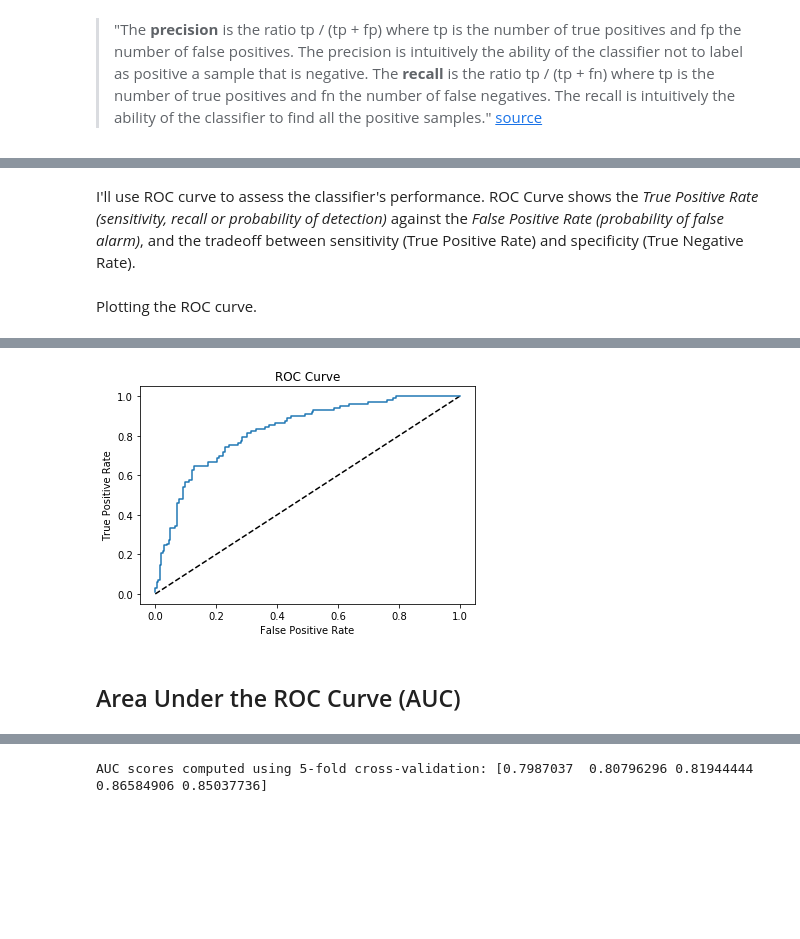
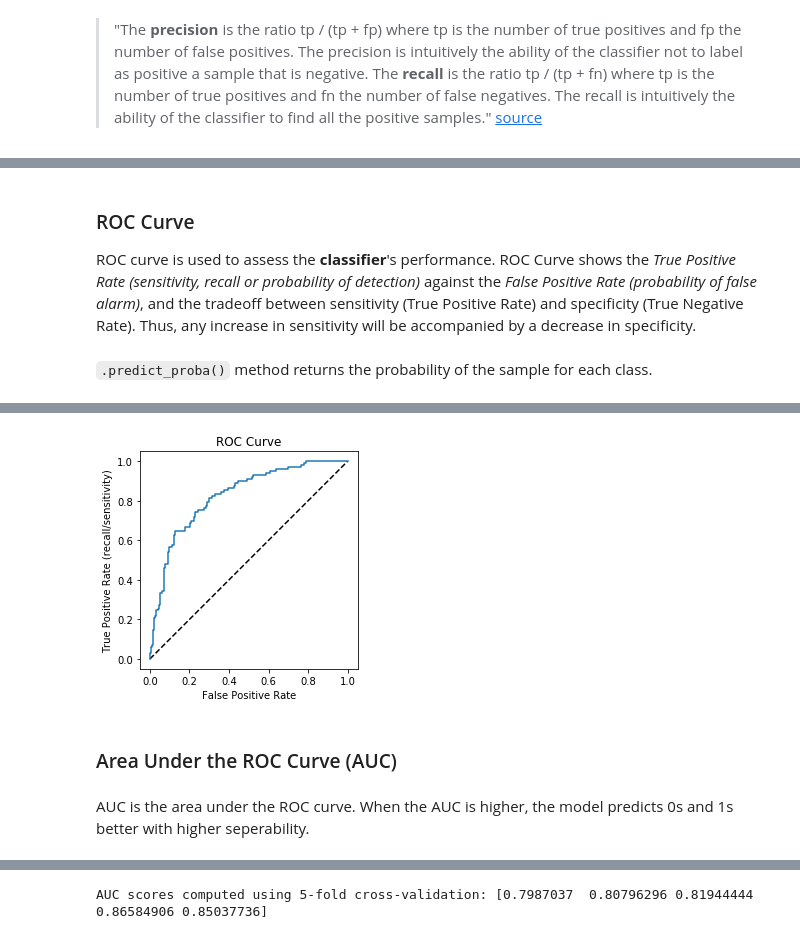
Before and after one commit to kaymal/Machine-Learning-with-Python, a Jupyter notebook: Evaluating Model's Performance.ipynb, the cells around one changed output, grey strips where cells are left out. Drawn from its saved outputs; the diff is of its cells as text; code cells hidden in the pictures; blank space fills up the shorter version.

```diff
--- a/Evaluating Model's Performance.ipynb
+++ b/Evaluating Model's Performance.ipynb
@@ -127,20 +164,29 @@ avg / total       0.78      0.78      0.78       308
 # %% [markdown]
-I'll use ROC curve to assess the classifier's performance. ROC Curve shows the _True Positive Rate (sensitivity, recall or probability of detection)_ against the _False Positive Rate (probability of false alarm)_, and the tradeoff between sensitivity (True Positive Rate) and specificity (True Negative Rate).
+### ROC Curve
+ROC curve is used to assess the **classifier**'s performance. ROC Curve shows the _True Positive Rate (sensitivity, recall or probability of detection)_ against the _False Positive Rate (probability of false alarm)_, and the tradeoff between sensitivity (True Positive Rate) and specificity (True Negative Rate). Thus, any increase in sensitivity will be accompanied by a decrease in specificity.
 # %%
 # from sklearn.metrics import roc_curve
+# %% [markdown]
+`.predict_proba()` method returns the probability of the sample for each class.
 # %%
 # Predicted probabilities
 y_pred_prob = logreg.predict_proba(X_test)[:,1]
 
 # ROC curve values
 fpr, tpr, thresholds = roc_curve(y_test, y_pred_prob)
-# %% [markdown]
-Plotting the ROC curve.
 # %%
+# Plot the ROC curve
 plt.plot([0, 1], [0, 1], 'k--')
 plt.plot(fpr, tpr)
+
+# Set the labels and the title
 plt.xlabel('False Positive Rate')
-plt.ylabel('True Positive Rate')
+plt.ylabel('True Positive Rate (recall/sensitivity)')
 plt.title('ROC Curve')
+
+# Set the aspect ratio
+plt.axes().set_aspect('equal')
+
+# Show the plot
 plt.show()
 # %% [output]
@@ -147,6 +195,8 @@ plt.show()
-[figure, old version]
+[figure, new version]
 # %% [markdown]
-## Area Under the ROC Curve (AUC)
+### Area Under the ROC Curve (AUC)
+# %% [markdown]
+AUC is the area under the ROC curve. When the AUC is higher, the model predicts 0s and 1s better with higher seperability.
 # %%
 #from sklearn.metrics import roc_auc_score
 
```
Also changed, not shown: parts of 30 cells of this notebook.
